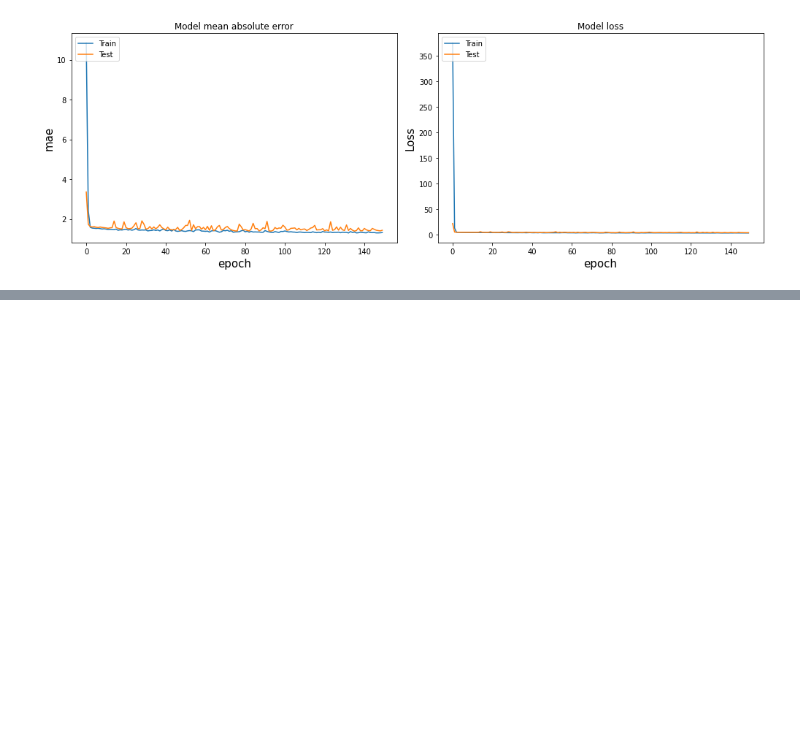
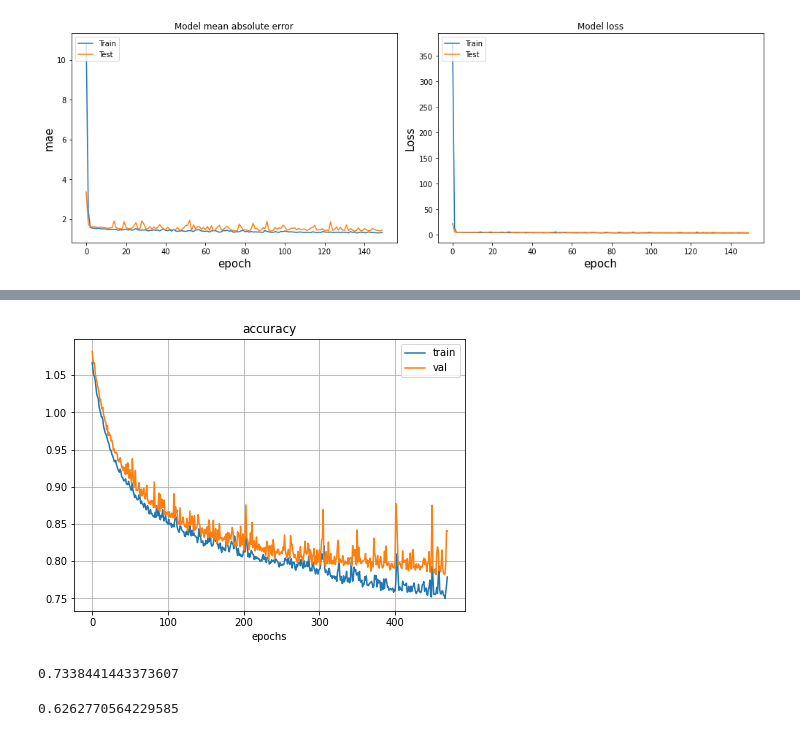
Before and after one commit to Ali-Setareh/Machine-learning-in-physics-Project, a Jupyter notebook: phase 3 - Neural Network/neural_network_3_layers.ipynb, the cells around one changed output, grey strips where cells are left out. Saved outputs shown, nothing was run; the diff lists cells and outputs as text; code cells hidden in the pictures; blank space fills up the shorter version.

```diff
--- a/phase 3 - Neural Network/neural_network_3_layers.ipynb
+++ b/phase 3 - Neural Network/neural_network_3_layers.ipynb
@@ -111,0 +165,18 @@ plt.show()
+# %%
+X=df.drop(['Domestic Gross ($)','Worldwide Gross ($)'],axis=1).to_numpy()
+scaler=MinMaxScaler()
+X=scaler.fit_transform(X)
+X,Y=shuffle(X,Y_log)
+# %%
+X_train, X_test, Y_train, Y_test = train_test_split(X, Y, random_state=0)
+# %%
+def model_fn():
+    model = ks.Sequential([
+    #keras.layers.Flatten(input_shape=(32, 32)),
+    ks.layers.Dense(7,activation=tf.nn.relu, kernel_regularizer=ks.regularizers.l2(0.1) ),
+    ks.layers.Dense(25,activation=tf.nn.relu, kernel_regularizer=ks.regularizers.l2(0.1)),
+    ks.layers.Dense(1, activation='linear')
+        ])
+    model.compile(loss= 'mse', optimizer=ks.optimizers.Adam(learning_rate=0.01), metrics=['mse'])
+
+    return model
@@ -111,0 +208,4 @@ plt.show()
+# %%
+%%time
+model = model_fn()
+history = model.fit(X_train,Y_train,epochs=500,batch_size=500,validation_split=0.2,verbose=1)
@@ -111,0 +230,23 @@ plt.show()
+# %%
+fig,ax=plt.subplots(1,1,figsize=(7,5))
+ax.plot(history.history['loss'][30:])
+ax.plot(history.history['val_loss'][30:])
+
+ax.legend(['train','val'])
+
+ax.set_title('accuracy')
+
+ax.set_xlabel('epochs')
+plt.grid()
+#plt.savefig('val-acc-world-early-reg.pdf')
+plt.show()
+# %% [output]
+[figure, added]
+# %%
+mean_squared_error(Y_test,model.predict(X_test))
+# %% [output]
+0.7338441443373607
+# %%
+r2_score(Y_test,model.predict(X_test))
+# %% [output]
+0.6262770564229585
```
Also changed, not shown: parts of 10 cells of this notebook, 5 other files.
